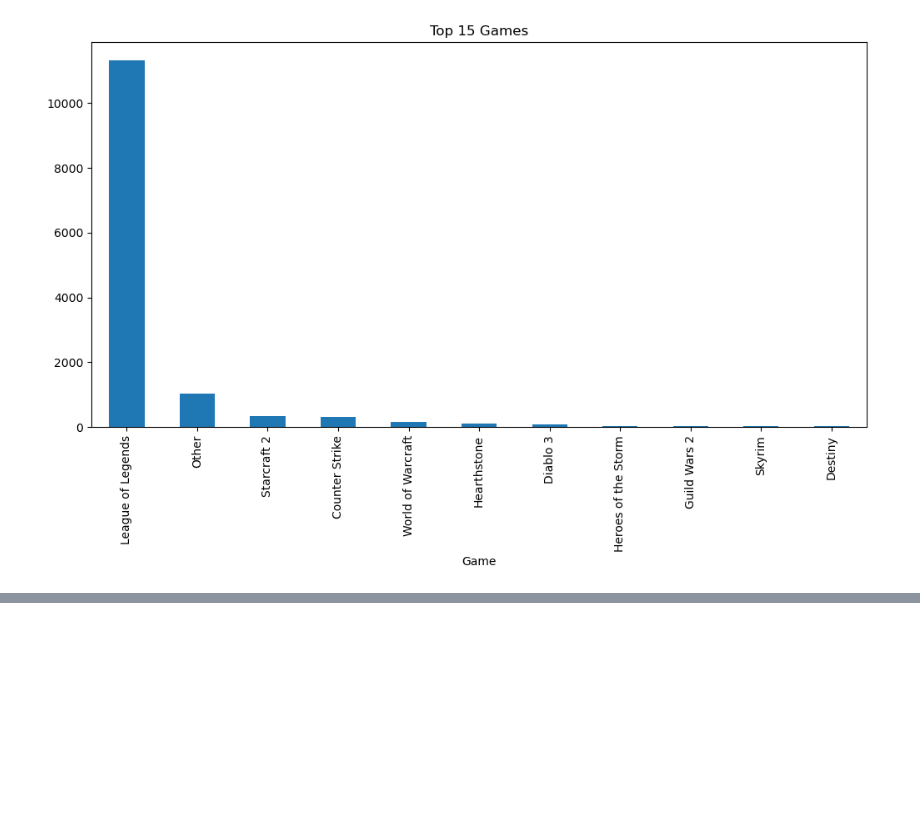
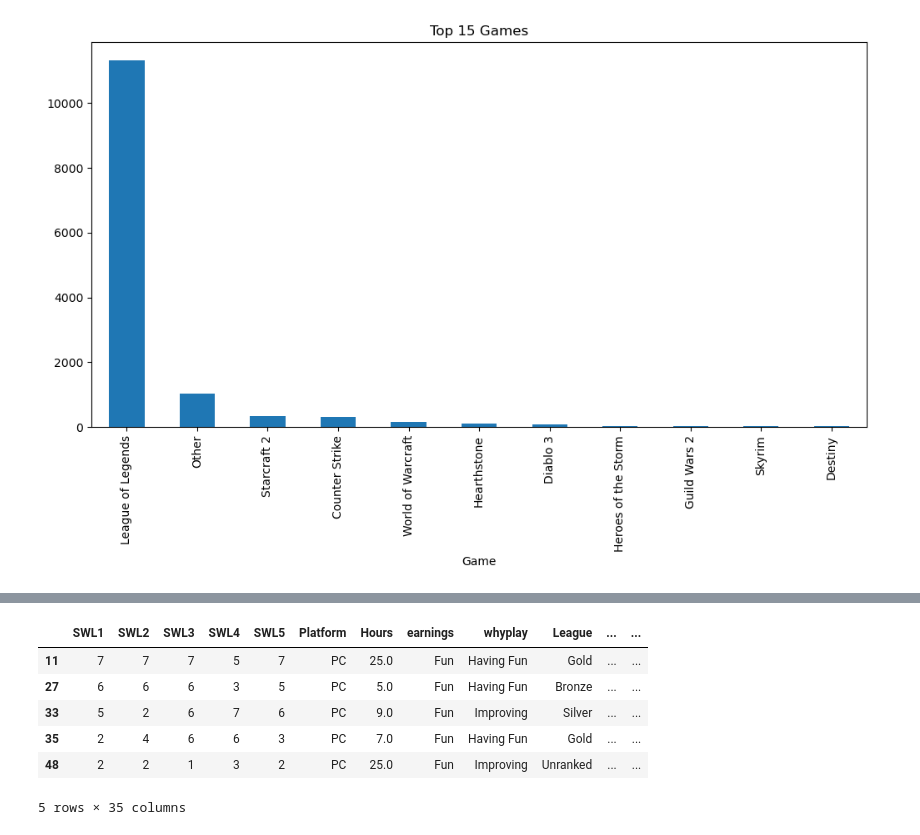
Before and after one commit to pelayoj15/gamingstudy_analysis, a Jupyter notebook: notebooks/DataCleaning_EDA.ipynb, the cells around one changed output, grey strips where cells are left out. Saved outputs shown, nothing was run; the diff lists cells and outputs as text; code cells hidden in the pictures; blank space fills up the shorter version.

```diff
--- a/notebooks/DataCleaning_EDA.ipynb
+++ b/notebooks/DataCleaning_EDA.ipynb
@@ -10,8 +10,12 @@ from sklearn.preprocessing import StandardScaler
 from sklearn.decomposition import PCA
 
 # Load CSV
+# df = pd.read_csv(
+#     "/Users/joshpelayo/DATA 5322 02 Statistical Machine Learning 2/Final Project/GamingStudy_data.csv",
+#     encoding="cp1252")
+
 df = pd.read_csv(
-    "/Users/joshpelayo/DATA 5322 02 Statistical Machine Learning 2/Final Project/GamingStudy_data.csv",
+    "../data/GamingStudy_data.csv",
     encoding="cp1252")
 
 print(df.shape)
@@ -193,0 +233,5 @@ print(df.shape)
+# %%
+df.drop(columns=["highestleague"], inplace=True)
+
+df["Degree"] = df["Degree"].fillna("Unknown")
+df["Work"] = df["Work"].fillna("Unknown")
@@ -193,0 +276,36 @@ print(df.shape)
+# %%
+df["Playstyle"] = df["Playstyle"].str.lower()
+
+df["Playstyle"] = np.select(
+[
+    df["Playstyle"].str.contains("singleplayer", na=False),
+    df["Playstyle"].str.contains("real life friends", na=False),
+    df["Playstyle"].str.contains("strangers", na=False),
+    df["Playstyle"].str.contains("acquaintance|teammate", na=False),
+    df["Playstyle"].str.contains("offline", na=False),
+    df["Playstyle"].isna()
+],
+[
+    "Singleplayer",
+    "Real Life Friends",
+    "Strangers",
+    "Acquaintances",
+    "Offline Multiplayer",
+    "Unknown"
+],
+default="Other"
+)
+# %%
+# Keep only League of Legends observations
+df = df[df["Game"] == "League of Legends"].copy()
+df = df.drop(columns=["Game"])
+# %%
+df.head()
+# %% [output]
+|  | SWL1 | SWL2 | SWL3 | SWL4 | SWL5 | Platform | Hours | earnings | whyplay | League | ... | ... |
+| 11 | 7 | 7 | 7 | 5 | 7 | PC | 25.0 | Fun | Having Fun | Gold | ... | ... |
+| 27 | 6 | 6 | 6 | 3 | 5 | PC | 5.0 | Fun | Having Fun | Bronze | ... | ... |
+| 33 | 5 | 2 | 6 | 7 | 6 | PC | 9.0 | Fun | Improving | Silver | ... | ... |
+| 35 | 2 | 4 | 6 | 6 | 3 | PC | 7.0 | Fun | Having Fun | Gold | ... | ... |
+| 48 | 2 | 2 | 1 | 3 | 2 | PC | 25.0 | Fun | Improving | Unranked | ... | ... |
+5 rows × 35 columns
```
Also changed, not shown: parts of 7 cells of this notebook, 2 other files.
